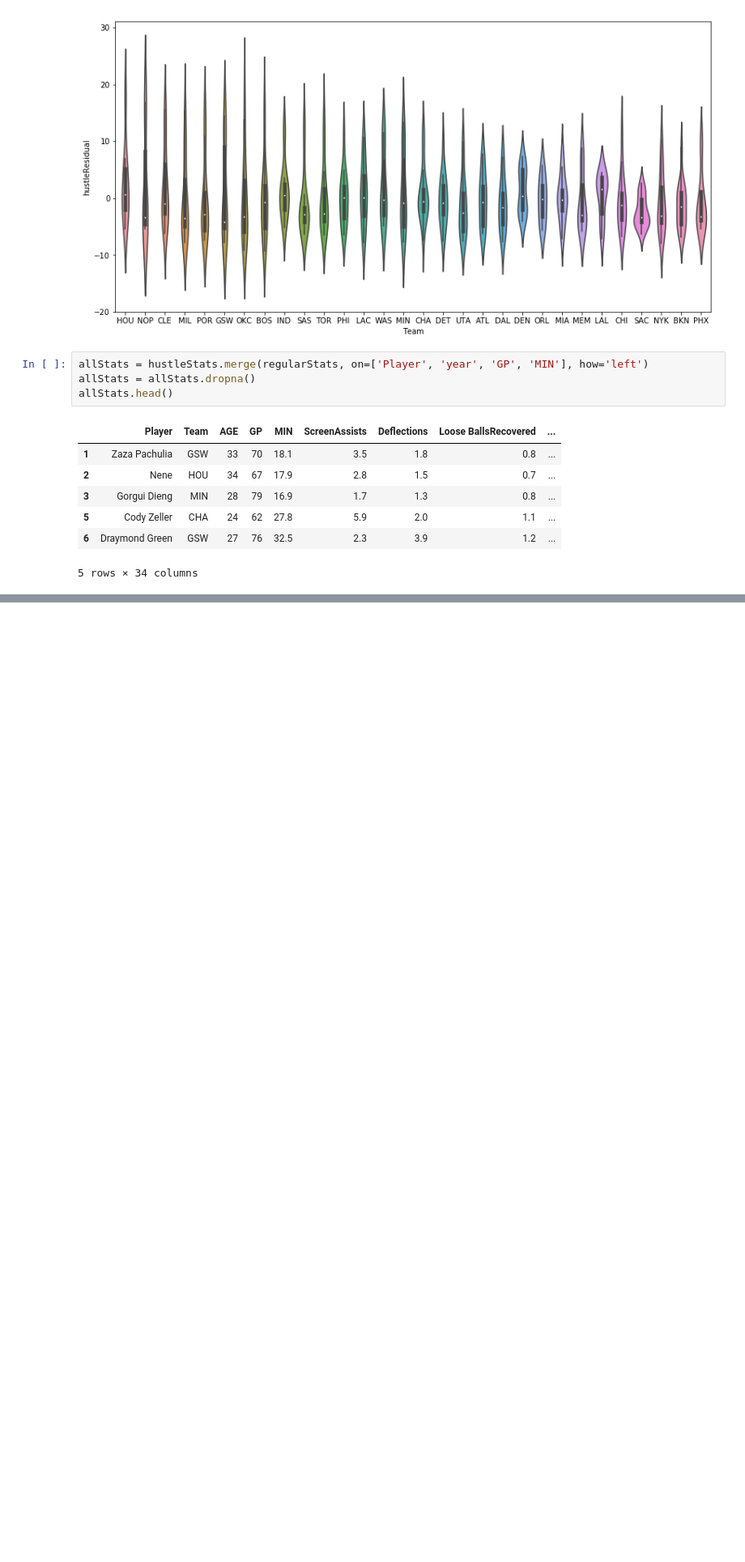
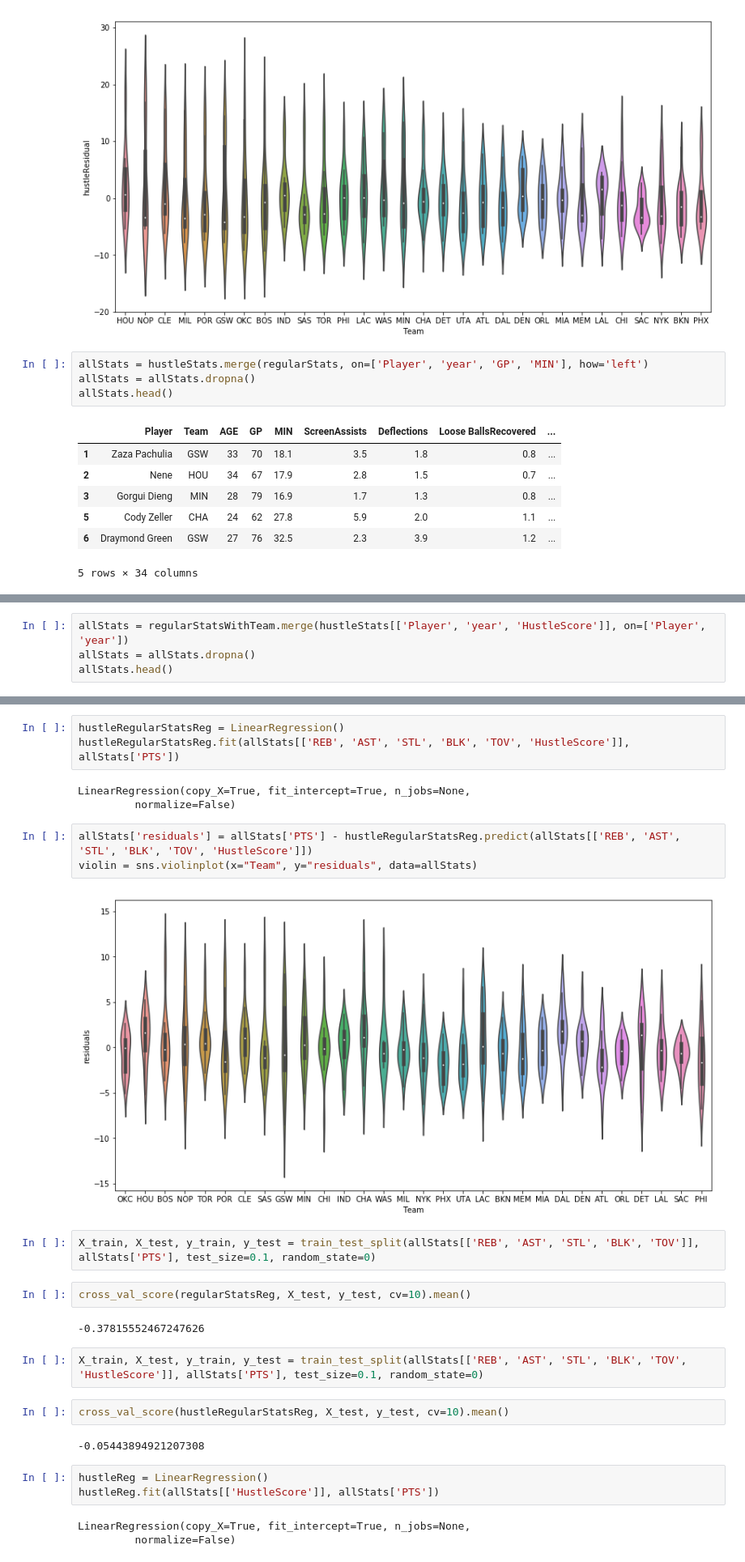
Before and after one commit to yairfax/CMSC320-final-project, a Jupyter notebook: Yair-Final-Project.ipynb, the cells around one changed output, grey strips where cells are left out. Shown at 81% size. Saved outputs shown, nothing was run; the diff lists cells and outputs as text; blank space fills up the shorter version.

```diff
--- a/Yair-Final-Project.ipynb
+++ b/Yair-Final-Project.ipynb
@@ -529,0 +533,4 @@ ValueError: shapes (60,13) and (11,) not aligned: 13 (dim 1) != 11 (dim 0)
+# %%
+allStats = regularStatsWithTeam.merge(hustleStats[['Player', 'year', 'HustleScore']], on=['Player', 'year'])
+allStats = allStats.dropna()
+allStats.head()
@@ -529,0 +545,29 @@ ValueError: shapes (60,13) and (11,) not aligned: 13 (dim 1) != 11 (dim 0)
+# %%
+hustleRegularStatsReg = LinearRegression()
+hustleRegularStatsReg.fit(allStats[['REB', 'AST', 'STL', 'BLK', 'TOV', 'HustleScore']], allStats['PTS'])
+# %% [output]
+LinearRegression(copy_X=True, fit_intercept=True, n_jobs=None,
+         normalize=False)
+# %%
+allStats['residuals'] = allStats['PTS'] - hustleRegularStatsReg.predict(allStats[['REB', 'AST', 'STL', 'BLK', 'TOV', 'HustleScore']])
+violin = sns.violinplot(x="Team", y="residuals", data=allStats)
+# %% [output]
+[figure, added]
+# %%
+X_train, X_test, y_train, y_test = train_test_split(allStats[['REB', 'AST', 'STL', 'BLK', 'TOV']], allStats['PTS'], test_size=0.1, random_state=0)
+# %%
+cross_val_score(regularStatsReg, X_test, y_test, cv=10).mean()
+# %% [output]
+-0.37815552467247626
+# %%
+X_train, X_test, y_train, y_test = train_test_split(allStats[['REB', 'AST', 'STL', 'BLK', 'TOV', 'HustleScore']], allStats['PTS'], test_size=0.1, random_state=0)
+# %%
+cross_val_score(hustleRegularStatsReg, X_test, y_test, cv=10).mean()
+# %% [output]
+-0.05443894921207308
+# %%
+hustleReg = LinearRegression()
+hustleReg.fit(allStats[['HustleScore']], allStats['PTS'])
+# %% [output]
+LinearRegression(copy_X=True, fit_intercept=True, n_jobs=None,
+         normalize=False)
```
Also changed, not shown: parts of 11 cells of this notebook, 1 other file.
